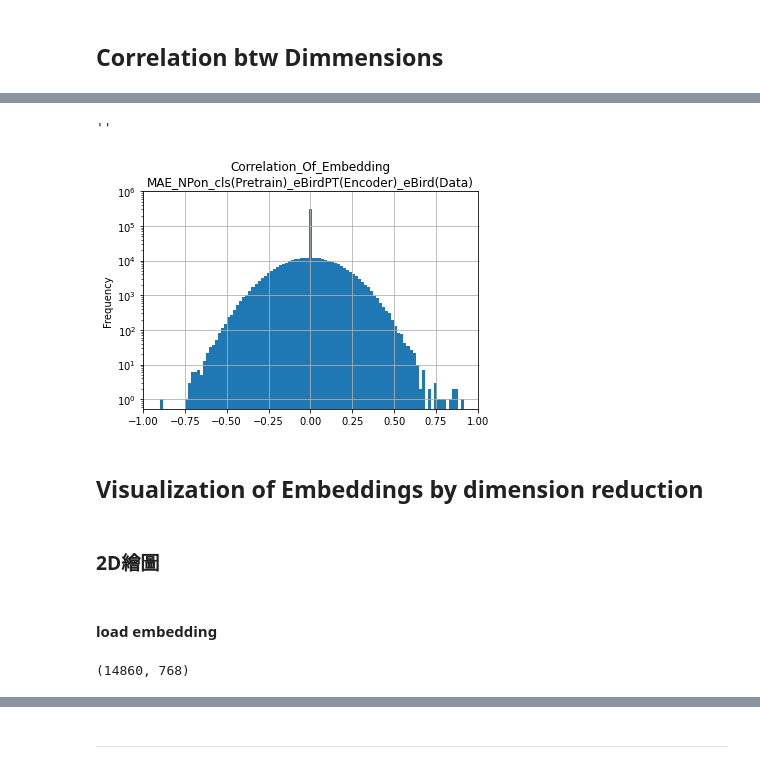
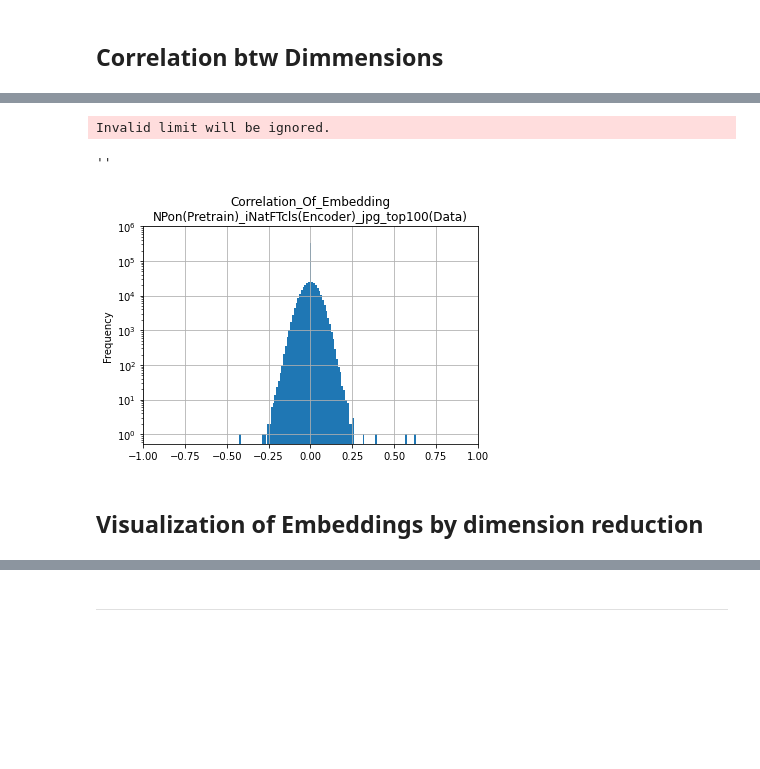
Before and after one commit to YunghuiHsu/ebird_project, a Jupyter notebook: mae/visual_mae.ipynb, the cells around one changed output, grey strips where cells are left out. Saved outputs shown, nothing was run; the diff lists cells and outputs as text; code cells hidden in the pictures; blank space fills up the shorter version.

```diff
--- a/mae/visual_mae.ipynb
+++ b/mae/visual_mae.ipynb
@@ -166,9 +238,9 @@ Wall time: 57.5 s
 # %%
-
-file_ = f'embeddings_iNatureVal_{encoder_version}_{data_src}.npz'
-
-np.savez_compressed(path_embeddings/file_, embedding=embeddings.cpu().numpy() )
-print(f'{file_} saved')
+%%time
+file_ = f'embeddings_{model_data_version}.npz'
+print(f'{file_}')
+# np.savez_compressed(path_embeddings/file_, embedding=embeddings.cpu().numpy() )
+# print(f'{file_} saved')
 # np.save(path_embeddings.joinpath(file_) , embeddings)
 embeddings = np.load(path_embeddings/file_)['embedding']
 print(embeddings.shape)
@@ -283,7 +360,7 @@ Wall time: 2min 38s
 # %%
 %%time
 # matrix = df_embedding.corr()  # 13.8 s
-corr_matrix = np.corrcoef(df_embedding.T)
+corr_matrix = np.corrcoef(np.transpose(embeddings))
 print(corr_matrix.shape)
 # %% [output]
 (768, 768)
@@ -311,13 +389,23 @@ Wall time: 889 ms
 # %%
+%%time
 title = f'Correlation_Of_Embedding\n{model_data_version}'
 
 xlim=(-1,1)
 ylim=(0,1e6)
+figsize = (6,4)
+
+fig, ax = plt.subplots(figsize = figsize )
+ax.hist(np.tril(corr_matrix ,k=-1).reshape(-1,1), bins=100)
+
+ax.grid(True)
+ax.set_yscale('log')
+ax.set(title=title,  ylabel='Frequency',  xlim=xlim, ylim=ylim)
+;
 # k=-1 ，排除斜對角的數值(均為1.0)
-fig = (pd.DataFrame(np.tril(corr_matrix ,k=-1))
-       .stack()
-       .plot(kind='hist', title=title, bins=100, grid=True, logy=True, xlim=xlim, ylim=ylim)
-      ).get_figure()
-fig.savefig(f'embedding/{title}.jpg', bbox_inches='tight',)
-;
+# fig = (pd.DataFrame(np.tril(corr_matrix ,k=-1))
+#        .stack()
+#        .plot(kind='hist', title=title, bins=100, grid=True, logy=True, xlim=xlim, ylim=ylim)
+#       ).get_figure()
+# fig.savefig(f'embedding/{title}.jpg', bbox_inches='tight',)
+# ;
 # %% [output]
@@ -326,23 +414,5 @@ Invalid limit will be ignored.
-''
+Invalid limit will be ignored.
+''
-[figure, old version]
+[figure, new version]
 # %% [markdown]
 ## Visualization of Embeddings by dimension reduction
-# %% [markdown]
-### 2D繪圖
-# %% [markdown]
-#### load embedding
-# %%
-# load embedding
-encoder_version='eBirdPT' # 'iNatFT' or 'eBirdPT'
-norm_pixel = 'on'
-
-global_pool = False
-token = 'cls' if global_pool==False else 'gap'
-data_src = 'eBird' #  'iNat', 'eBird'
-
-file_ = f'embeddings_iNatureVal_{encoder_version}_{data_src}.npz'
-
-embeddings = np.load(path_embeddings/file_)['embedding']
-print(embeddings.shape)
-# %% [output]
-(14860, 768)
```
Also changed, not shown: parts of 160 cells of this notebook.
